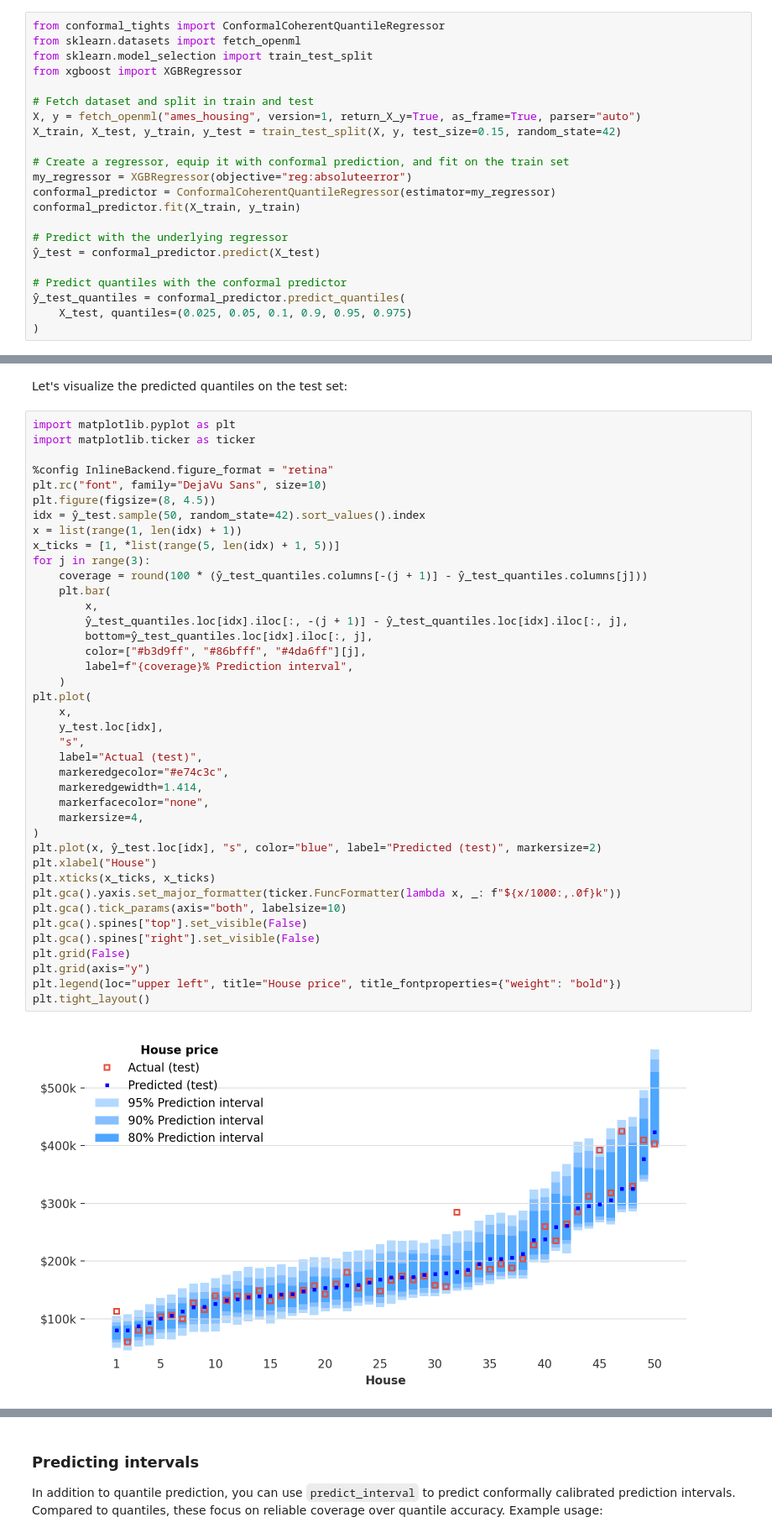
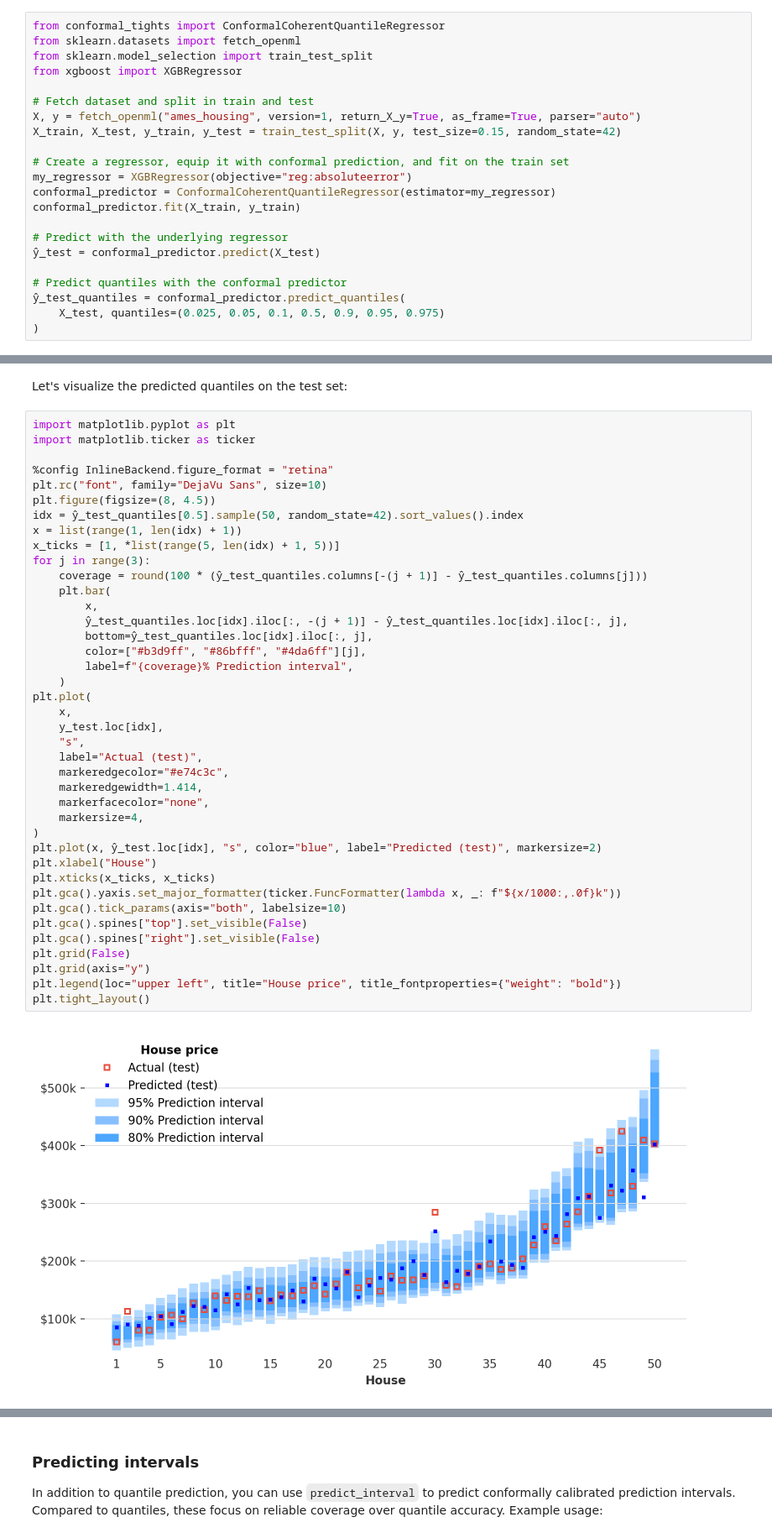
Before and after one commit to superlinear-ai/conformal-tights, a Jupyter notebook: notebooks/README.ipynb, the cells around one changed output, grey strips where cells are left out. Shown at 84% size. Saved outputs shown, nothing was run; the diff lists cells and outputs as text.

```diff
--- a/notebooks/README.ipynb
+++ b/notebooks/README.ipynb
@@ -60,5 +60,5 @@ conformal_predictor.fit(X_train, y_train)
 
 # Predict quantiles with the conformal predictor
 ŷ_test_quantiles = conformal_predictor.predict_quantiles(
-    X_test, quantiles=(0.025, 0.05, 0.1, 0.9, 0.95, 0.975)
+    X_test, quantiles=(0.025, 0.05, 0.1, 0.5, 0.9, 0.95, 0.975)
 )
@@ -84,41 +86,41 @@ import matplotlib.ticker as ticker
 %config InlineBackend.figure_format = "retina"
 plt.rc("font", family="DejaVu Sans", size=10)
 plt.figure(figsize=(8, 4.5))
-idx = ŷ_test.sample(50, random_state=42).sort_values().index
+idx = ŷ_test_quantiles[0.5].sample(50, random_state=42).sort_values().index
 x = list(range(1, len(idx) + 1))
 x_ticks = [1, *list(range(5, len(idx) + 1, 5))]
 for j in range(3):
     coverage = round(100 * (ŷ_test_quantiles.columns[-(j + 1)] - ŷ_test_quantiles.columns[j]))
     plt.bar(
         x,
         ŷ_test_quantiles.loc[idx].iloc[:, -(j + 1)] - ŷ_test_quantiles.loc[idx].iloc[:, j],
         bottom=ŷ_test_quantiles.loc[idx].iloc[:, j],
         color=["#b3d9ff", "#86bfff", "#4da6ff"][j],
         label=f"{coverage}% Prediction interval",
     )
 plt.plot(
     x,
     y_test.loc[idx],
     "s",
     label="Actual (test)",
     markeredgecolor="#e74c3c",
     markeredgewidth=1.414,
     markerfacecolor="none",
     markersize=4,
 )
 plt.plot(x, ŷ_test.loc[idx], "s", color="blue", label="Predicted (test)", markersize=2)
 plt.xlabel("House")
 plt.xticks(x_ticks, x_ticks)
 plt.gca().yaxis.set_major_formatter(ticker.FuncFormatter(lambda x, _: f"${x/1000:,.0f}k"))
 plt.gca().tick_params(axis="both", labelsize=10)
 plt.gca().spines["top"].set_visible(False)
 plt.gca().spines["right"].set_visible(False)
 plt.grid(False)
 plt.grid(axis="y")
 plt.legend(loc="upper left", title="House price", title_fontproperties={"weight": "bold"})
 plt.tight_layout()
 # %% [output]
-[figure, old version]
+[figure, new version]
 # %% [markdown]
 <details>
 <summary>Expand to see the code that generated the graph above</summary>
```
Also changed, not shown: parts of 5 cells of this notebook, 3 other files.
